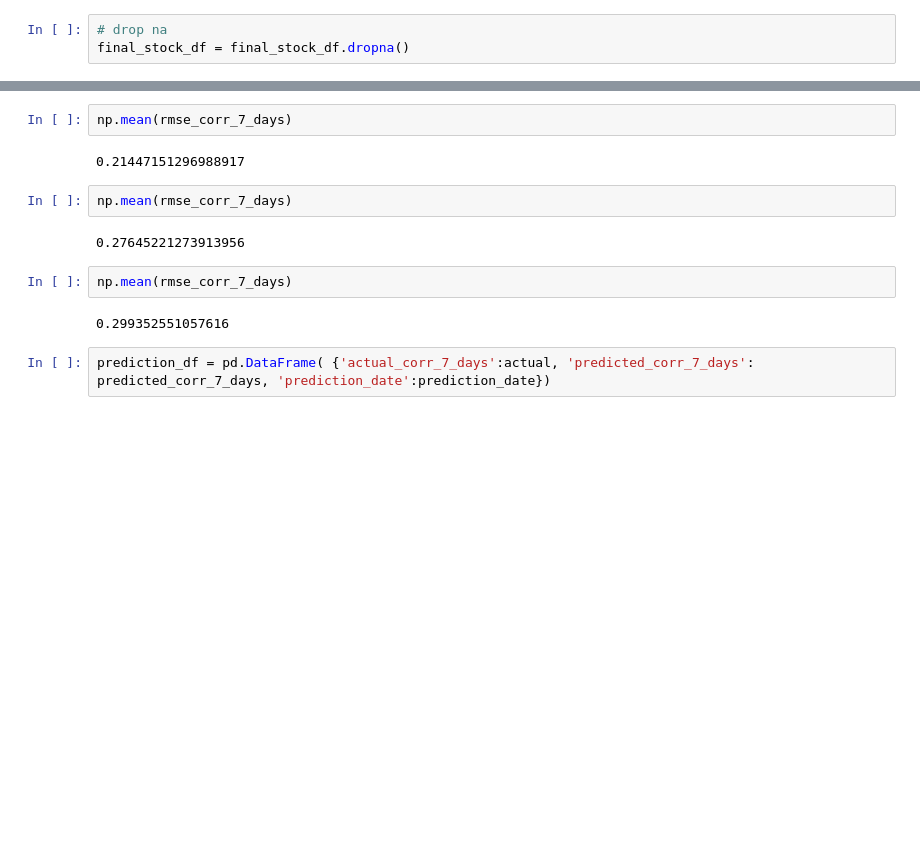
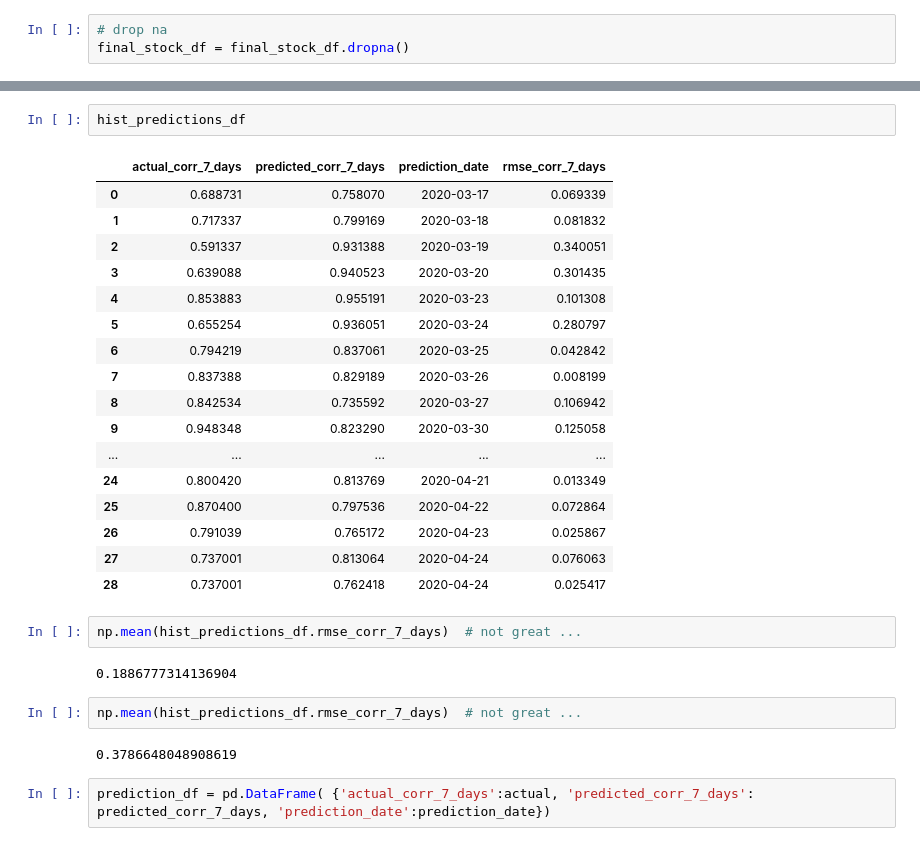
Before and after one commit to jonhilgart22/daily_trading, a Jupyter notebook: notebooks/train_model.ipynb, the cells around one changed output, grey strips where cells are left out. Saved outputs shown, nothing was run; the diff lists cells and outputs as text; blank space fills up the shorter version.

```diff
--- a/notebooks/train_model.ipynb
+++ b/notebooks/train_model.ipynb
@@ -570,15 +632,31 @@ np.mean(rmse_corr_7_days) # rolling 6 day corr added
+# %%
+hist_predictions_df
+# %% [output]
+|  | actual_corr_7_days | predicted_corr_7_days | prediction_date | rmse_corr_7_days |
+| 0 | 0.688731 | 0.758070 | 2020-03-17 | 0.069339 |
+| 1 | 0.717337 | 0.799169 | 2020-03-18 | 0.081832 |
+| 2 | 0.591337 | 0.931388 | 2020-03-19 | 0.340051 |
+| 3 | 0.639088 | 0.940523 | 2020-03-20 | 0.301435 |
+| 4 | 0.853883 | 0.955191 | 2020-03-23 | 0.101308 |
+| 5 | 0.655254 | 0.936051 | 2020-03-24 | 0.280797 |
+| 6 | 0.794219 | 0.837061 | 2020-03-25 | 0.042842 |
+| 7 | 0.837388 | 0.829189 | 2020-03-26 | 0.008199 |
+| 8 | 0.842534 | 0.735592 | 2020-03-27 | 0.106942 |
+| 9 | 0.948348 | 0.823290 | 2020-03-30 | 0.125058 |
+| ... | ... | ... | ... | ... |
+| 24 | 0.800420 | 0.813769 | 2020-04-21 | 0.013349 |
+| 25 | 0.870400 | 0.797536 | 2020-04-22 | 0.072864 |
+| 26 | 0.791039 | 0.765172 | 2020-04-23 | 0.025867 |
+| 27 | 0.737001 | 0.813064 | 2020-04-24 | 0.076063 |
+| 28 | 0.737001 | 0.762418 | 2020-04-24 | 0.025417 |
 # %%
-np.mean(rmse_corr_7_days)
+np.mean(hist_predictions_df.rmse_corr_7_days)  # not great ...
 # %% [output]
-0.21447151296988917
+0.1886777314136904
 # %%
-np.mean(rmse_corr_7_days)
+np.mean(hist_predictions_df.rmse_corr_7_days)  # not great ...
 # %% [output]
-0.27645221273913956
+0.3786648048908619
-# %%
-np.mean(rmse_corr_7_days)
-# %% [output]
-0.299352551057616
 # %%
 prediction_df = pd.DataFrame( {'actual_corr_7_days':actual, 'predicted_corr_7_days': predicted_corr_7_days, 'prediction_date':prediction_date})
 # %%
```
Also changed, not shown: parts of 16 cells of this notebook, 1 other file.
